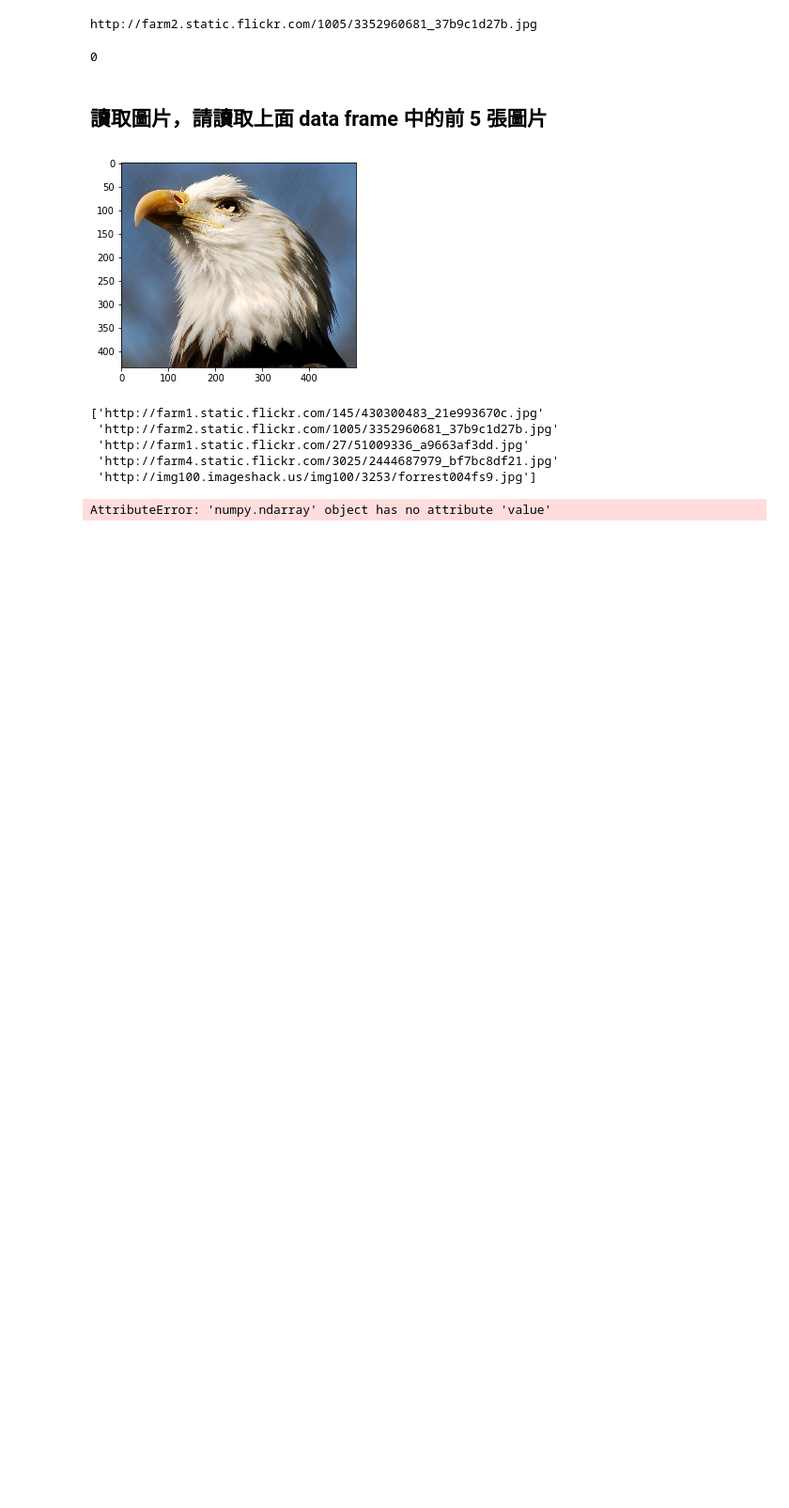
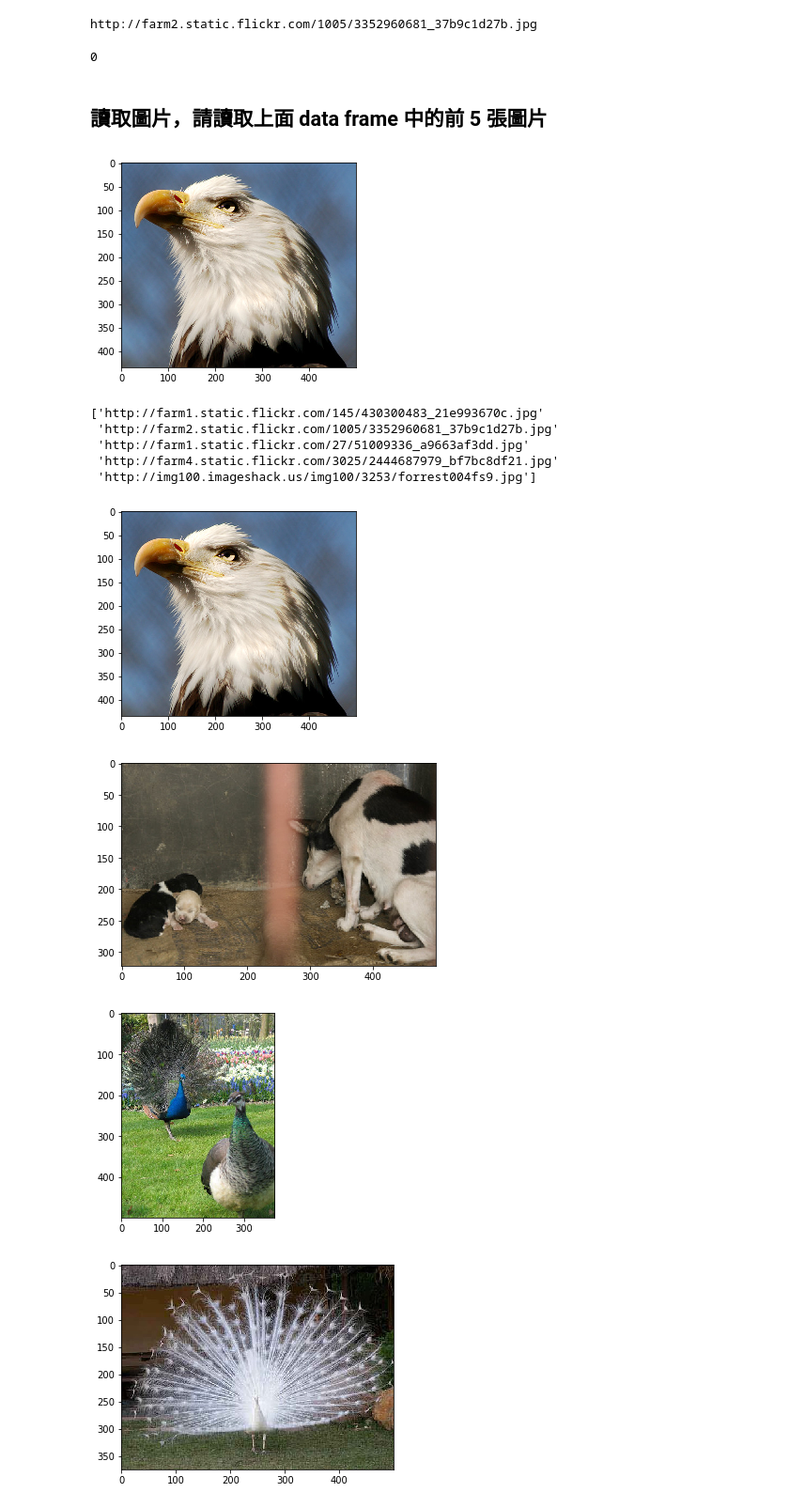
Before and after one commit to luke229/3rd-ML100Days, a Jupyter notebook: homework/Day_005-2_HW.ipynb, the cells around one changed output. Shown: that part at 94% size. Saved outputs shown, nothing was run; the diff lists cells and outputs as text; code cells hidden in the pictures; blank space fills up the shorter version.

```diff
--- a/homework/Day_005-2_HW.ipynb
+++ b/homework/Day_005-2_HW.ipynb
@@ -99,19 +102,47 @@ def img2arr_fromURLs(url_list, resize = False):
     """
 
     return img_list
-# %%
-print(df[0:5][1].values)
-result = img2arr_fromURLs(df[0:5][1].values)
-
-print("Total images that we got: %i " % len(result)) # 如果不等於 5, 代表有些連結失效囉
-
-for im_get in result:
-    plt.imshow(im_get)
-    plt.show()
-# %% [output]
-['http://farm1.static.flickr.com/145/430300483_21e993670c.jpg'
- 'http://farm2.static.flickr.com/1005/3352960681_37b9c1d27b.jpg'
- 'http://farm1.static.flickr.com/27/51009336_a9663af3dd.jpg'
- 'http://farm4.static.flickr.com/3025/2444687979_bf7bc8df21.jpg'
- 'http://img100.imageshack.us/img100/3253/forrest004fs9.jpg']
-AttributeError: 'numpy.ndarray' object has no attribute 'value'
+# %%
+print(df[0:5][1].values)
+#result = img2arr_fromURLs(df[0:5][1].values)
+
+#print("Total images that we got: %i " % len(result)) # 如果不等於 5, 代表有些連結失效囉
+
+response = requests.get(df[0:4][1].values[0])
+img = Image.open(BytesIO(response.content))
+plt.imshow(img)
+plt.show()
+
+response = requests.get(df[1:2][1].values[0])
+img = Image.open(BytesIO(response.content))
+plt.imshow(img)
+plt.show()
+
+response = requests.get(df[2:3][1].values[0])
+img = Image.open(BytesIO(response.content))
+plt.imshow(img)
+plt.show()
+
+response = requests.get(df[3:4][1].values[0])
+img = Image.open(BytesIO(response.content))
+plt.imshow(img)
+plt.show()
+
+#response = requests.get(df[4:5][1].values[0])
+#img = Image.open(BytesIO(response.content))
+#plt.imshow(img)
+#plt.show()
+
+#for im_get in result:
+#    plt.imshow(im_get)
+#    plt.show()
+# %% [output]
+['http://farm1.static.flickr.com/145/430300483_21e993670c.jpg'
+ 'http://farm2.static.flickr.com/1005/3352960681_37b9c1d27b.jpg'
+ 'http://farm1.static.flickr.com/27/51009336_a9663af3dd.jpg'
+ 'http://farm4.static.flickr.com/3025/2444687979_bf7bc8df21.jpg'
+ 'http://img100.imageshack.us/img100/3253/forrest004fs9.jpg']
+[figure, added]
+[figure, added]
+[figure, added]
+[figure, added]
```
Also changed, not shown: parts of 1 cell of this notebook, 1 other file.
